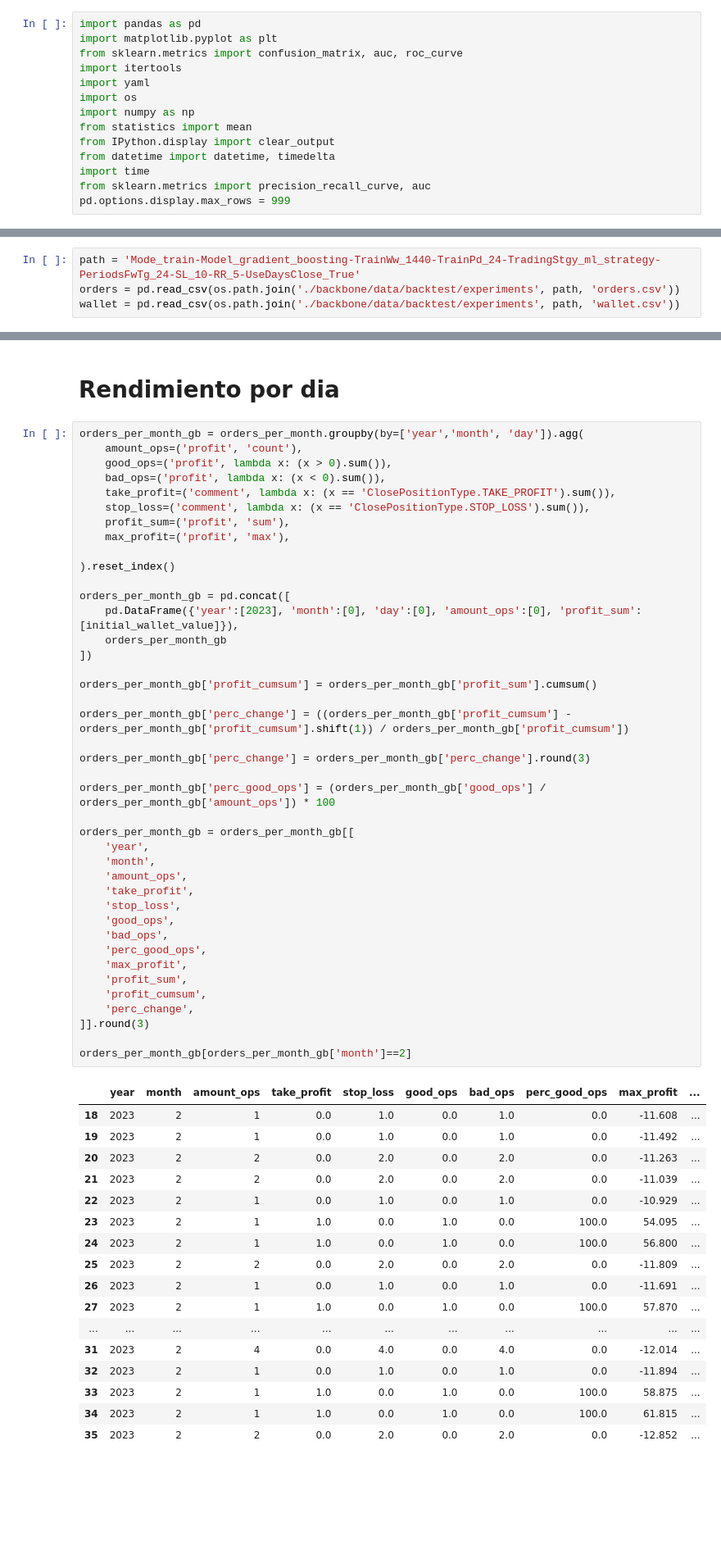
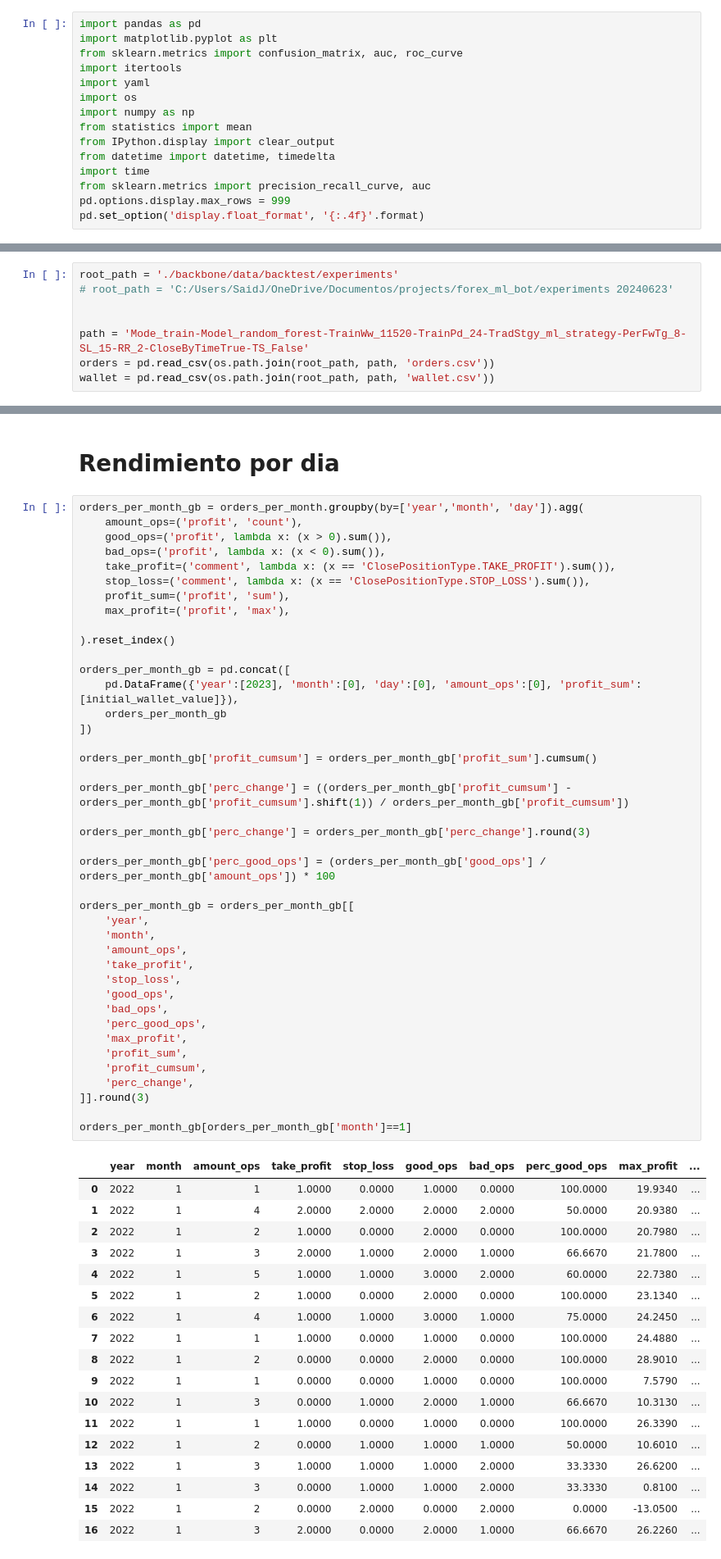
Before and after one commit to SaidJacobo/forex_ml_bot, a Jupyter notebook: Check results.ipynb, the cells around one changed output, grey strips where cells are left out. Shown at 82% size. Cells and saved outputs as stored; diff of their text form; blank space fills up the shorter version.

```diff
--- a/Check results.ipynb
+++ b/Check results.ipynb
@@ -12,6 +12,7 @@ from datetime import datetime, timedelta
 import time
 from sklearn.metrics import precision_recall_curve, auc
 pd.options.display.max_rows = 999
+pd.set_option('display.float_format', '{:.4f}'.format)
 # %%
 def plot_confusion_matrix(y_true, y_pred, classes,
                           normalize=False,
@@ -50,7 +51,11 @@ with open('configs/project_config.yml', 'r') as archivo:
 
 initial_wallet_value = config['start_money']
 # %%
-path = 'Mode_train-Model_gradient_boosting-TrainWw_1440-TrainPd_24-TradingStgy_ml_strategy-PeriodsFwTg_24-SL_10-RR_5-UseDaysClose_True'
-orders = pd.read_csv(os.path.join('./backbone/data/backtest/experiments', path, 'orders.csv'))
-wallet = pd.read_csv(os.path.join('./backbone/data/backtest/experiments', path, 'wallet.csv'))
+root_path = './backbone/data/backtest/experiments'
+# root_path = 'C:/Users/SaidJ/OneDrive/Documentos/projects/forex_ml_bot/experiments 20240623'
+
+
+path = 'Mode_train-Model_random_forest-TrainWw_11520-TrainPd_24-TradStgy_ml_strategy-PerFwTg_8-SL_15-RR_2-CloseByTimeTrue-TS_False'
+orders = pd.read_csv(os.path.join(root_path, path, 'orders.csv'))
+wallet = pd.read_csv(os.path.join(root_path, path, 'wallet.csv'))
 # %%
@@ -273,48 +288,49 @@ orders_per_month_gb = orders_per_month.groupby(by=['year','month', 'day']).agg(
 orders_per_month_gb = pd.concat([
     pd.DataFrame({'year':[2023], 'month':[0], 'day':[0], 'amount_ops':[0], 'profit_sum':[initial_wallet_value]}),
     orders_per_month_gb
 ])
 
 orders_per_month_gb['profit_cumsum'] = orders_per_month_gb['profit_sum'].cumsum()
 
 orders_per_month_gb['perc_change'] = ((orders_per_month_gb['profit_cumsum'] - orders_per_month_gb['profit_cumsum'].shift(1)) / orders_per_month_gb['profit_cumsum'])
 
 orders_per_month_gb['perc_change'] = orders_per_month_gb['perc_change'].round(3)
 
 orders_per_month_gb['perc_good_ops'] = (orders_per_month_gb['good_ops'] / orders_per_month_gb['amount_ops']) * 100
 
 orders_per_month_gb = orders_per_month_gb[[
     'year',
     'month',
     'amount_ops',
     'take_profit',
     'stop_loss',
     'good_ops',
     'bad_ops',
     'perc_good_ops',
     'max_profit',
     'profit_sum',
     'profit_cumsum',
     'perc_change',
 ]].round(3)
 
-orders_per_month_gb[orders_per_month_gb['month']==2]
+orders_per_month_gb[orders_per_month_gb['month']==1]
 # %% [output]
 |  | year | month | amount_ops | take_profit | stop_loss | good_ops | bad_ops | perc_good_ops | max_profit | ... |
-| 18 | 2023 | 2 | 1 | 0.0 | 1.0 | 0.0 | 1.0 | 0.0 | -11.608 | ... |
-| 19 | 2023 | 2 | 1 | 0.0 | 1.0 | 0.0 | 1.0 | 0.0 | -11.492 | ... |
-| 20 | 2023 | 2 | 2 | 0.0 | 2.0 | 0.0 | 2.0 | 0.0 | -11.263 | ... |
-| 21 | 2023 | 2 | 2 | 0.0 | 2.0 | 0.0 | 2.0 | 0.0 | -11.039 | ... |
-| 22 | 2023 | 2 | 1 | 0.0 | 1.0 | 0.0 | 1.0 | 0.0 | -10.929 | ... |
-| 23 | 2023 | 2 | 1 | 1.0 | 0.0 | 1.0 | 0.0 | 100.0 | 54.095 | ... |
-| 24 | 2023 | 2 | 1 | 1.0 | 0.0 | 1.0 | 0.0 | 100.0 | 56.800 | ... |
-| 25 | 2023 | 2 | 2 | 0.0 | 2.0 | 0.0 | 2.0 | 0.0 | -11.809 | ... |
-| 26 | 2023 | 2 | 1 | 0.0 | 1.0 | 0.0 | 1.0 | 0.0 | -11.691 | ... |
-| 27 | 2023 | 2 | 1 | 1.0 | 0.0 | 1.0 | 0.0 | 100.0 | 57.870 | ... |
-| ... | ... | ... | ... | ... | ... | ... | ... | ... | ... | ... |
-| 31 | 2023 | 2 | 4 | 0.0 | 4.0 | 0.0 | 4.0 | 0.0 | -12.014 | ... |
-| 32 | 2023 | 2 | 1 | 0.0 | 1.0 | 0.0 | 1.0 | 0.0 | -11.894 | ... |
-| 33 | 2023 | 2 | 1 | 1.0 | 0.0 | 1.0 | 0.0 | 100.0 | 58.875 | ... |
-| 34 | 2023 | 2 | 1 | 1.0 | 0.0 | 1.0 | 0.0 | 100.0 | 61.815 | ... |
-| 35 | 2023 | 2 | 2 | 0.0 | 2.0 | 0.0 | 2.0 | 0.0 | -12.852 | ... |
+| 0 | 2022 | 1 | 1 | 1.0000 | 0.0000 | 1.0000 | 0.0000 | 100.0000 | 19.9340 | ... |
+| 1 | 2022 | 1 | 4 | 2.0000 | 2.0000 | 2.0000 | 2.0000 | 50.0000 | 20.9380 | ... |
+| 2 | 2022 | 1 | 2 | 1.0000 | 0.0000 | 2.0000 | 0.0000 | 100.0000 | 20.7980 | ... |
+| 3 | 2022 | 1 | 3 | 2.0000 | 1.0000 | 2.0000 | 1.0000 | 66.6670 | 21.7800 | ... |
+| 4 | 2022 | 1 | 5 | 1.0000 | 1.0000 | 3.0000 | 2.0000 | 60.0000 | 22.7380 | ... |
+| 5 | 2022 | 1 | 2 | 1.0000 | 0.0000 | 2.0000 | 0.0000 | 100.0000 | 23.1340 | ... |
+| 6 | 2022 | 1 | 4 | 1.0000 | 1.0000 | 3.0000 | 1.0000 | 75.0000 | 24.2450 | ... |
+| 7 | 2022 | 1 | 1 | 1.0000 | 0.0000 | 1.0000 | 0.0000 | 100.0000 | 24.4880 | ... |
+| 8 | 2022 | 1 | 2 | 0.0000 | 0.0000 | 2.0000 | 0.0000 | 100.0000 | 28.9010 | ... |
+| 9 | 2022 | 1 | 1 | 0.0000 | 0.0000 | 1.0000 | 0.0000 | 100.0000 | 7.5790 | ... |
+| 10 | 2022 | 1 | 3 | 0.0000 | 1.0000 | 2.0000 | 1.0000 | 66.6670 | 10.3130 | ... |
+| 11 | 2022 | 1 | 1 | 1.0000 | 0.0000 | 1.0000 | 0.0000 | 100.0000 | 26.3390 | ... |
+| 12 | 2022 | 1 | 2 | 0.0000 | 1.0000 | 1.0000 | 1.0000 | 50.0000 | 10.6010 | ... |
+| 13 | 2022 | 1 | 3 | 1.0000 | 1.0000 | 1.0000 | 2.0000 | 33.3330 | 26.6200 | ... |
+| 14 | 2022 | 1 | 3 | 0.0000 | 1.0000 | 1.0000 | 2.0000 | 33.3330 | 0.8100 | ... |
+| 15 | 2022 | 1 | 2 | 0.0000 | 2.0000 | 0.0000 | 2.0000 | 0.0000 | -13.0500 | ... |
+| 16 | 2022 | 1 | 3 | 2.0000 | 0.0000 | 2.0000 | 1.0000 | 66.6670 | 26.2260 | ... |
 # %%
```
Also changed, not shown: parts of 41 cells of this notebook, 11 other files.
